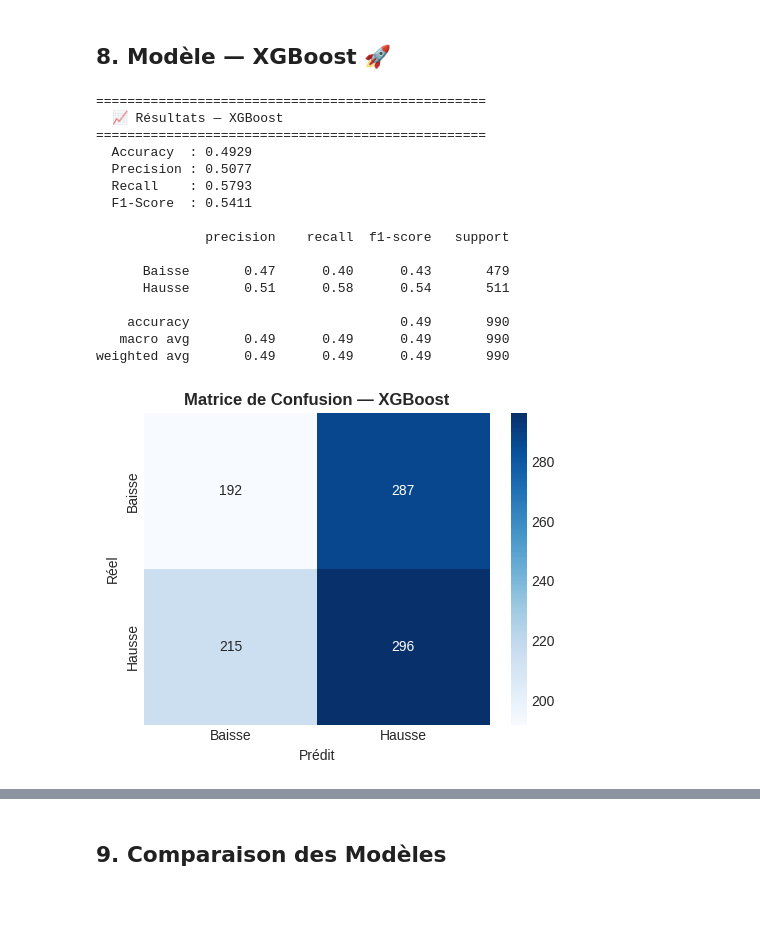
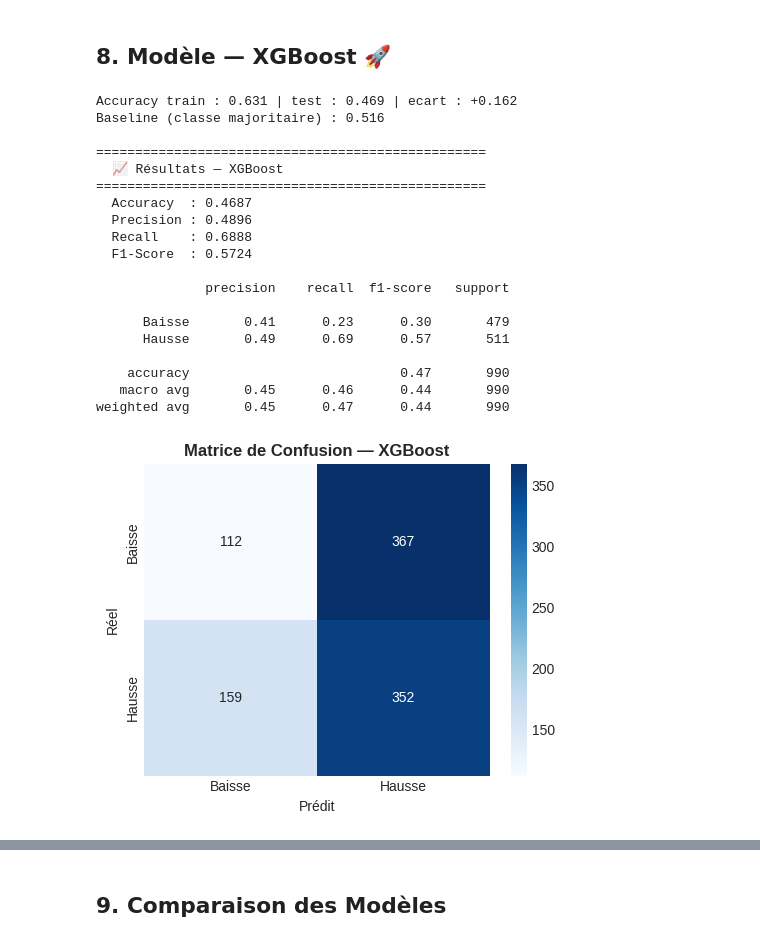
Before and after one commit to SalimDiallo/ProjetEncadreeTrading, a Jupyter notebook: ai/ml/model_trainingV1.ipynb, the cells around one changed output, grey strips where cells are left out. Cells and saved outputs as stored; diff of their text form; code cells hidden in the pictures; blank space fills up the shorter version.

```diff
--- a/ai/ml/model_trainingV1.ipynb
+++ b/ai/ml/model_trainingV1.ipynb
@@ -413,43 +492,52 @@ plt.show()
 # %% [markdown]
 ## 8. Modèle — XGBoost 🚀
 # %%
-# --- Entraînement XGBoost ---
+# --- Entraînement XGBoost (fortement régularisé) ---
 xgb_model = XGBClassifier(
-    n_estimators=300,
-    max_depth=6,
-    learning_rate=0.05,
-    subsample=0.8,
-    colsample_bytree=0.8,
-    reg_alpha=0.1,
-    reg_lambda=1.0,
+    n_estimators=150,
+    max_depth=3,
+    learning_rate=0.03,
+    subsample=0.7,
+    colsample_bytree=0.7,
+    reg_alpha=0.5,
+    reg_lambda=2.0,
+    min_child_weight=10,
     random_state=42,
     use_label_encoder=False,
     eval_metric='logloss',
     n_jobs=-1
 )
 xgb_model.fit(X_train_scaled, y_train)
 xgb_pred = xgb_model.predict(X_test_scaled)
 xgb_proba = xgb_model.predict_proba(X_test_scaled)[:, 1]
 
+acc_train = (xgb_model.predict(X_train_scaled) == y_train).mean()
+acc_test = (xgb_pred == y_test).mean()
+print(f"Accuracy train : {acc_train:.3f} | test : {acc_test:.3f} | ecart : {acc_train - acc_test:+.3f}")
+print(f"Baseline (classe majoritaire) : {max(y_test.mean(), 1 - y_test.mean()):.3f}")
+
 xgb_metrics = evaluate_model("XGBoost", y_test, xgb_pred, xgb_proba)
 # %% [output]
+Accuracy train : 0.631 | test : 0.469 | ecart : +0.162
+Baseline (classe majoritaire) : 0.516
+
 ==================================================
   📈 Résultats — XGBoost
 ==================================================
-  Accuracy  : 0.4929
-  Precision : 0.5077
-  Recall    : 0.5793
-  F1-Score  : 0.5411
+  Accuracy  : 0.4687
+  Precision : 0.4896
+  Recall    : 0.6888
+  F1-Score  : 0.5724
 
               precision    recall  f1-score   support
 
-      Baisse       0.47      0.40      0.43       479
-      Hausse       0.51      0.58      0.54       511
+      Baisse       0.41      0.23      0.30       479
+      Hausse       0.49      0.69      0.57       511
 
-    accuracy                           0.49       990
-   macro avg       0.49      0.49      0.49       990
-weighted avg       0.49      0.49      0.49       990
+    accuracy                           0.47       990
+   macro avg       0.45      0.46      0.44       990
+weighted avg       0.45      0.47      0.44       990
-[figure, old version]
+[figure, new version]
 # %%
 # --- Feature Importance (XGBoost) ---
 xgb_imp = pd.Series(xgb_model.feature_importances_, index=FEATURE_COLS).sort_values(ascending=True)
```
Also changed, not shown: parts of 21 cells of this notebook, 36 other files.
